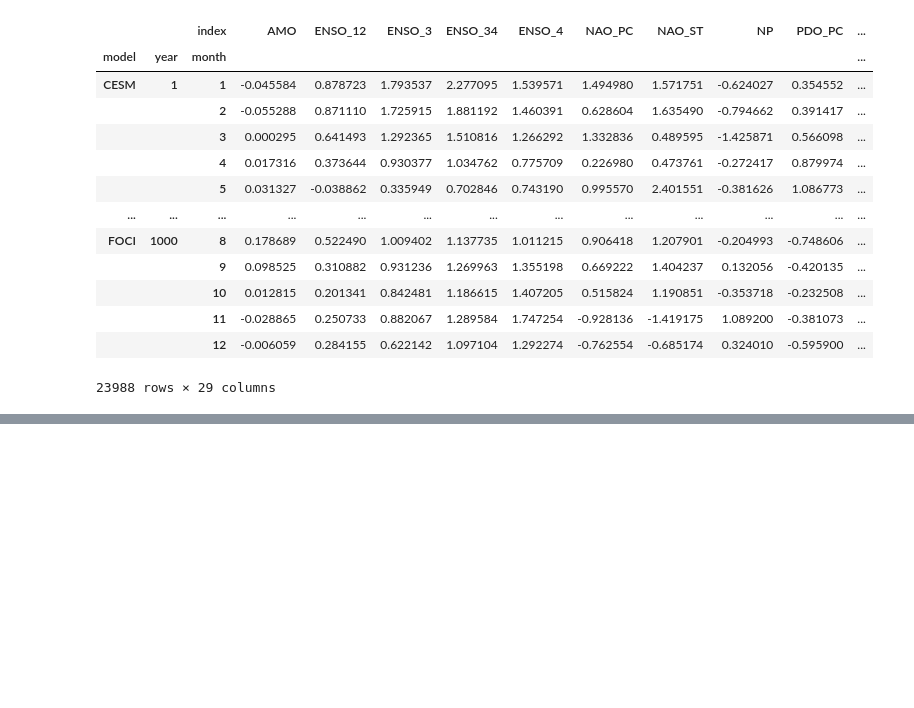
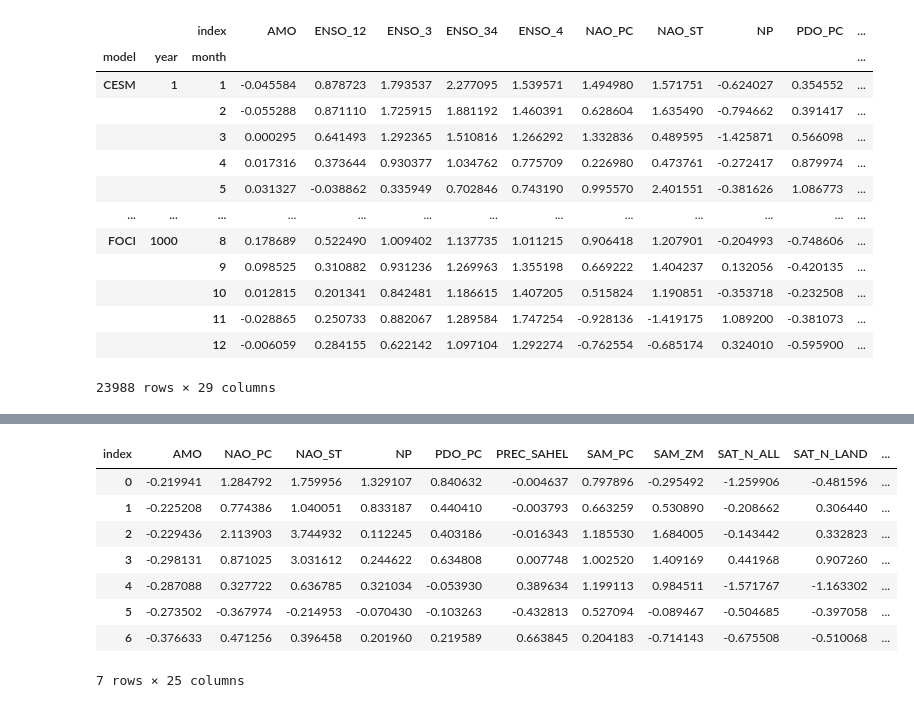
Before and after one commit to MarcoLandtHayen/cicmod_application, a Jupyter notebook: notebooks/02_enso_prediction.ipynb, the cells around one changed output, grey strips where cells are left out. Drawn from its saved outputs; the diff is of its cells as text; code cells hidden in the pictures; blank space fills up the shorter version.

```diff
--- a/notebooks/02_enso_prediction.ipynb
+++ b/notebooks/02_enso_prediction.ipynb
@@ -655,0 +143,12 @@ Mean relevance for all input features from **MLP model** on FOCI samples with po
+# %%
+input_FOCI[:7]
+# %% [output]
+| index | AMO | NAO_PC | NAO_ST | NP | PDO_PC | PREC_SAHEL | SAM_PC | SAM_ZM | SAT_N_ALL | SAT_N_LAND | ... |
+| 0 | -0.219941 | 1.284792 | 1.759956 | 1.329107 | 0.840632 | -0.004637 | 0.797896 | -0.295492 | -1.259906 | -0.481596 | ... |
+| 1 | -0.225208 | 0.774386 | 1.040051 | 0.833187 | 0.440410 | -0.003793 | 0.663259 | 0.530890 | -0.208662 | 0.306440 | ... |
+| 2 | -0.229436 | 2.113903 | 3.744932 | 0.112245 | 0.403186 | -0.016343 | 1.185530 | 1.684005 | -0.143442 | 0.332823 | ... |
+| 3 | -0.298131 | 0.871025 | 3.031612 | 0.244622 | 0.634808 | 0.007748 | 1.002520 | 1.409169 | 0.441968 | 0.907260 | ... |
+| 4 | -0.287088 | 0.327722 | 0.636785 | 0.321034 | -0.053930 | 0.389634 | 1.199113 | 0.984511 | -1.571767 | -1.163302 | ... |
+| 5 | -0.273502 | -0.367974 | -0.214953 | -0.070430 | -0.103263 | -0.432813 | 0.527094 | -0.089467 | -0.504685 | -0.397058 | ... |
+| 6 | -0.376633 | 0.471256 | 0.396458 | 0.201960 | 0.219589 | 0.663845 | 0.204183 | -0.714143 | -0.675508 | -0.510068 | ... |
+7 rows × 25 columns
```
Also changed, not shown: parts of 54 cells of this notebook.
